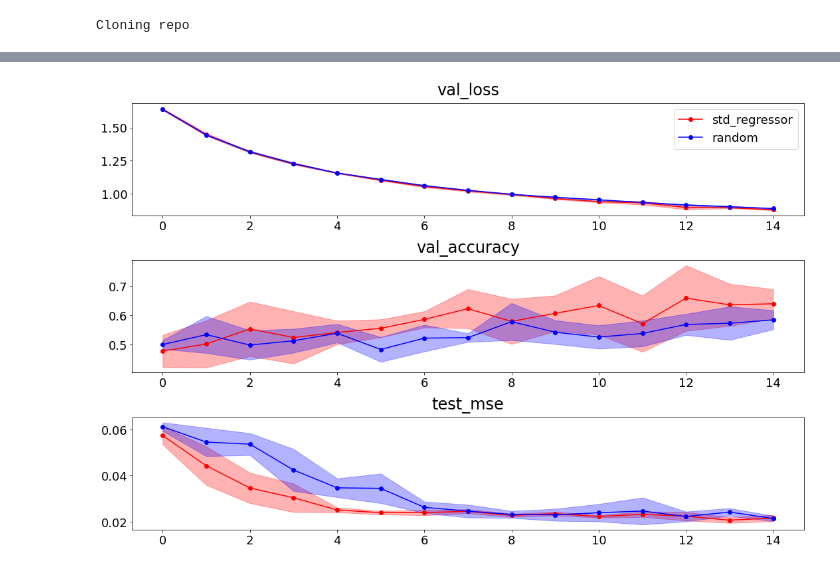
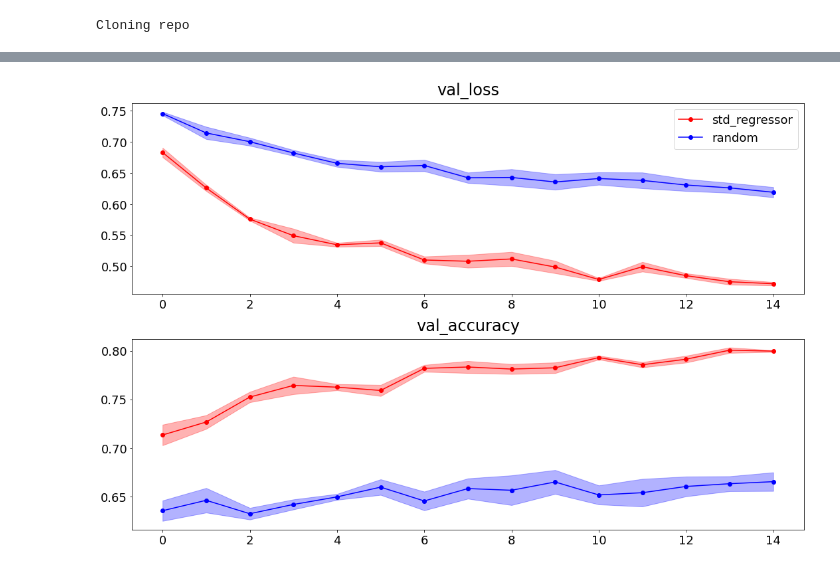
Before and after one commit to cjs220/active_learning_ratio_estimation, a Jupyter notebook: examples/active_learning_mixtures.ipynb, the cells around one changed output, grey strips where cells are left out. Saved outputs shown, nothing was run; the diff lists cells and outputs as text; code cells hidden in the pictures.

```diff
--- a/examples/active_learning_mixtures.ipynb
+++ b/examples/active_learning_mixtures.ipynb
@@ -66,7 +66,7 @@ from active_learning_ratio_estimation.dataset import ParamGrid, ParamIterator, S
 theta_bounds = (0, 1)
 theta_0 = 0.05
 num_grid = 101
-n_samples_per_theta = int(1e2)
+n_samples_per_theta = int(1e3)
 param_grid = ParamGrid(bounds=[theta_bounds], num=num_grid)  # all possible parameter points
 
 theta_1_iterator = ParamGrid(bounds=[theta_bounds], num=3)  # initial parameter points in dataset
@@ -103,7 +103,7 @@ def get_active_learner(acquisition_function):
         n_samples_per_theta=n_samples_per_theta,
         ratio_model=ratio_model,
         total_param_grid=param_grid,
-        test_dataset=test_dataset,
+        test_dataset=None,
         acquisition_function=acquisition_function,
         ucb_kappa=0.0,
         validation_mode=False,
@@ -268,29 +330,32 @@ Increase the number of iterations (max_iter) or scale the data as shown in:
 # %%
 n = len(all_results)
 mean = sum(all_results)/n
 variance  = sum([(df-mean)**2 for df in all_results])/(n-1)
-stderr = std**0.5
+std = variance**0.5
+stderr = std/np.sqrt(n)
 
-fig, axarr = plt.subplots(len(quantities), figsize=(15, 10))
+fig, axarr = plt.subplots(len(quantities)-1, figsize=(15, 10))
 colours = ('r', 'b')
 
 for i, quantity in enumerate(quantities):
     ax = axarr[i]
     for j, af in enumerate(acquisition_functions):
         _mean = mean[quantity, af].values
         _stderr = stderr[quantity, af].values
         mean[quantity, af].plot(ax=ax, color=colours[j], marker='o')
         ax.fill_between(
             x = mean.index.values,
             y1 = _mean + _stderr,
             y2 = _mean - _stderr,
             alpha=0.3,
             color=colours[j]
         )
     ax.set_title(quantity)
+    if i == 1:
+        break
 
 axarr[0].legend(acquisition_functions)
 fig.tight_layout()
 fig.show()
 # %% [output]
-[figure, old version]
+[figure, new version]
```
Also changed, not shown: parts of 5 cells of this notebook.
